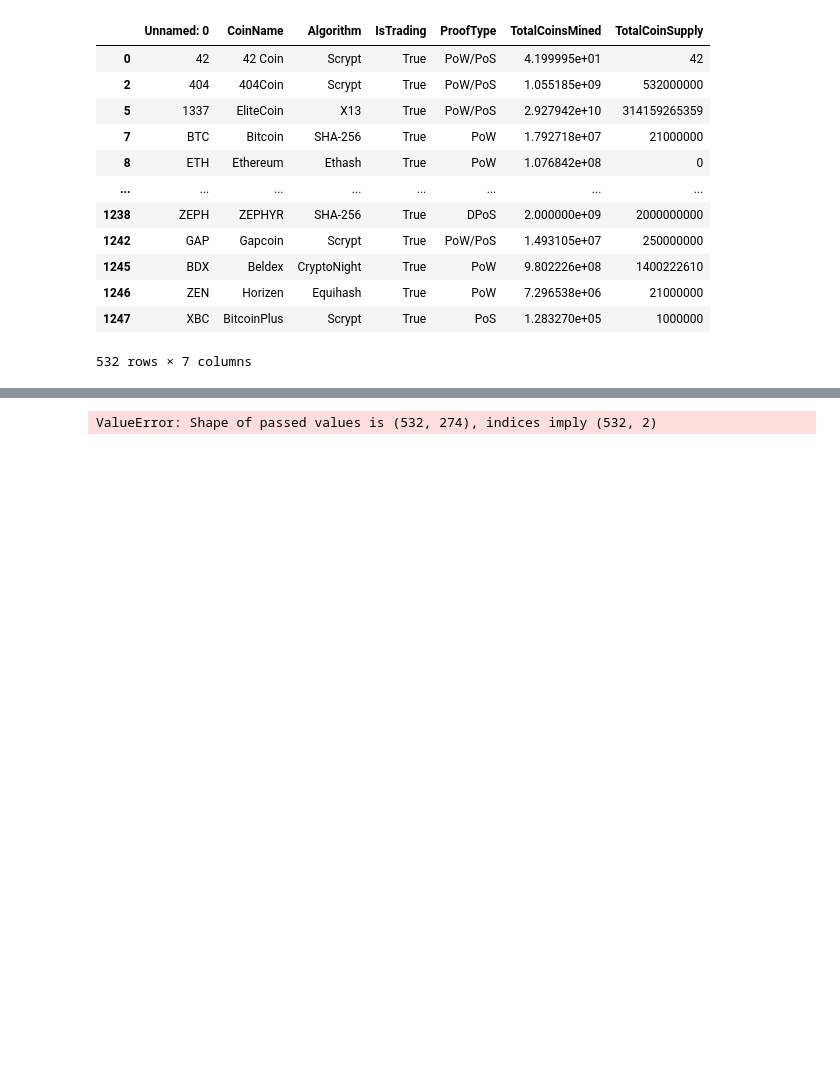
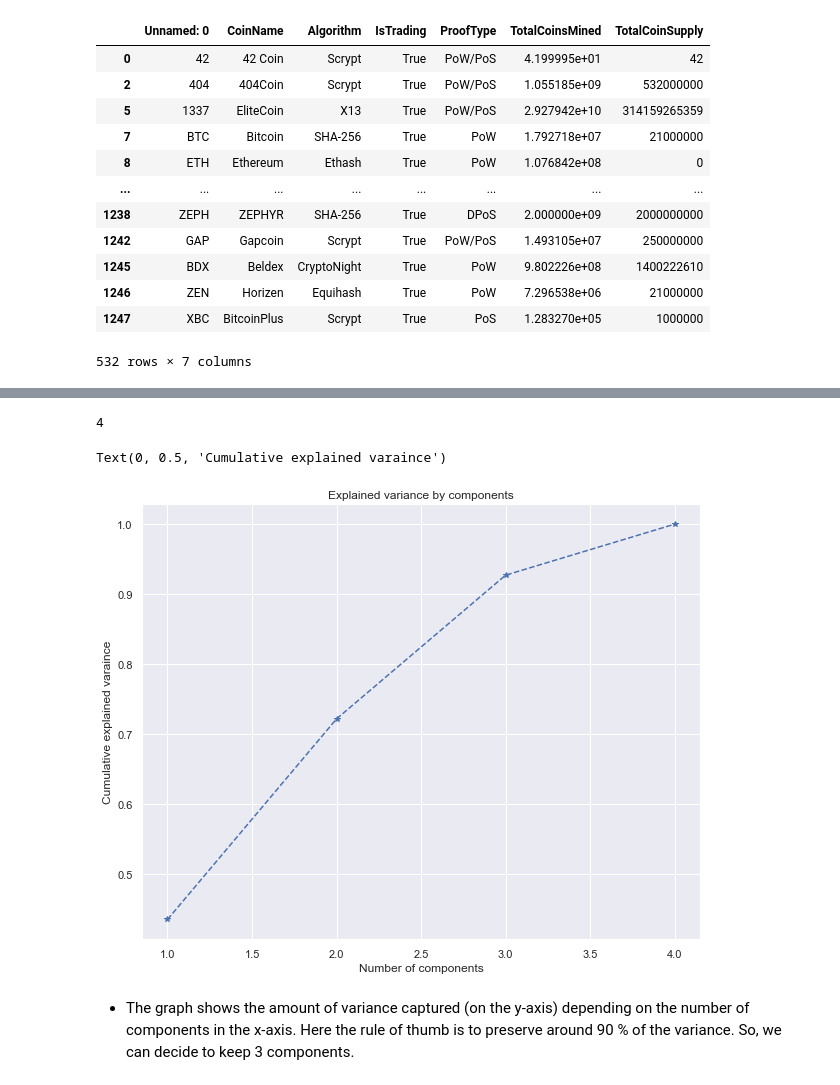
Before and after one commit to SoniMohandas/unsupervised_machine_learning, a Jupyter notebook: Cryptocurrency_clusters.ipynb, the cells around one changed output, grey strips where cells are left out. Saved outputs shown, nothing was run; the diff lists cells and outputs as text; code cells hidden in the pictures; blank space fills up the shorter version.

```diff
--- a/Cryptocurrency_clusters.ipynb
+++ b/Cryptocurrency_clusters.ipynb
@@ -104,4 +128 @@ crypto_currency
 532 rows × 4 columns
-# %%
-crypto_currency = pd.get_dummies(crypto_currency)
-crypto_currency
@@ -140,12 +147,27 @@ array([[-0.11710817, -0.0433963 , -0.0433963 , ..., -0.0433963 ,
+# %%
+# Applying PCA to reduce dimensions.
+pca = PCA().fit(crypto_scaled)
+len(pca.explained_variance_ratio_)
+# %% [output]
+4
+# %%
+# plotting explained variance ratio to know the nature of its distribution
+import seaborn as sns
+
+plt.figure(figsize = (10,8))
+plt.plot(range(1,5), pca.explained_variance_ratio_.cumsum(), marker='*', linestyle = '--')
+plt.title("Explained variance by components")
+plt.xlabel("Number of components")
+plt.ylabel("Cumulative explained varaince")
+# %% [output]
+Text(0, 0.5, 'Cumulative explained varaince')
+[figure, added]
+# %% [markdown]
+* The graph shows the amount of variance captured (on the y-axis) depending on the number of components in the x-axis. Here the rule of thumb is to preserve around 90 % of the variance. So, we can decide to keep 3 components.
 # %%
-# Applying PCA to reduce dimensions, Initialize PCA model
-pca = PCA(n_components = 0.9)
+# Applying PCA to reduce dimensions from 4 to 3, Initialize PCA model
+pca = PCA(n_components = 3)
 
-# fit the model to the data
+# Get 3 principal components for the crypto data
+
 crypto_pca = pca.fit_transform(crypto_scaled)
-
-# Transform PCA data to dataframe
-crypto_pca_df = pd.DataFrame(data = crypto_pca, columns = ['p_component1', 'p_component2'])
-crypto_pca_df
-# %% [output]
-ValueError: Shape of passed values is (532, 274), indices imply (532, 2)
```
Also changed, not shown: parts of 11 cells of this notebook.
